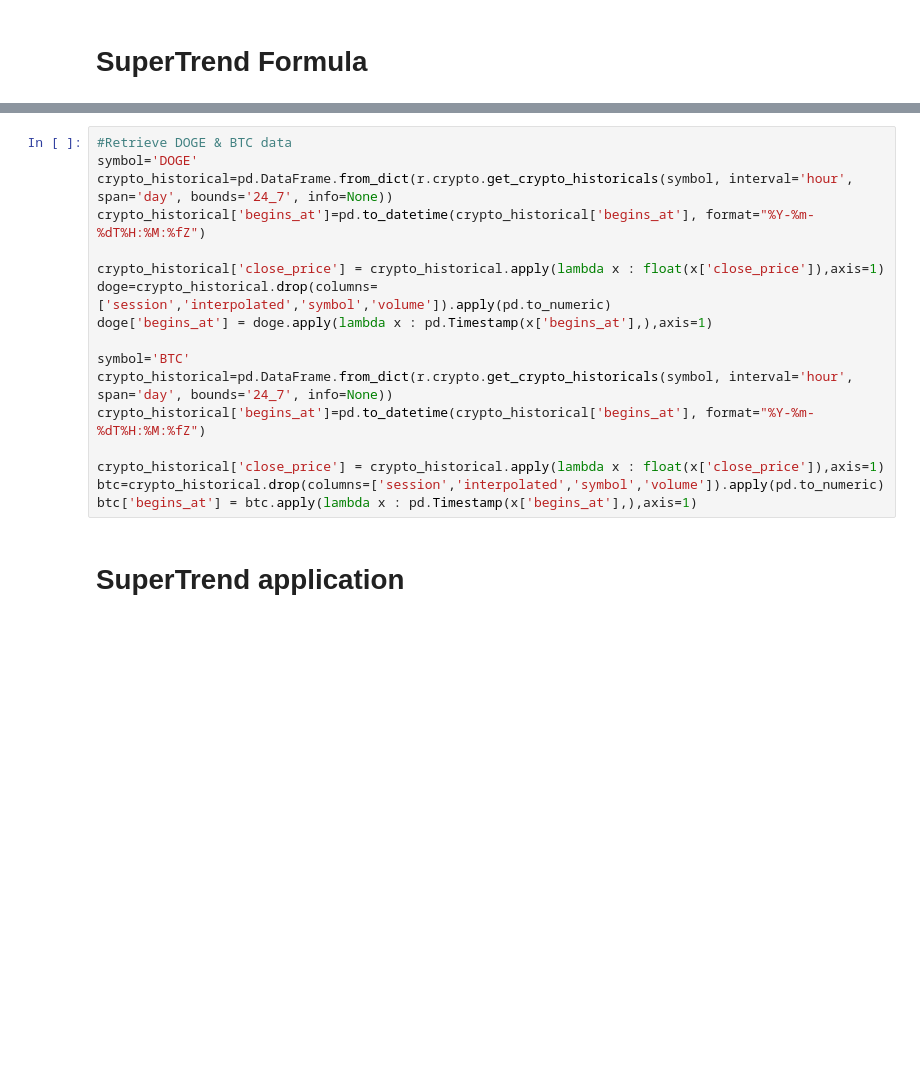
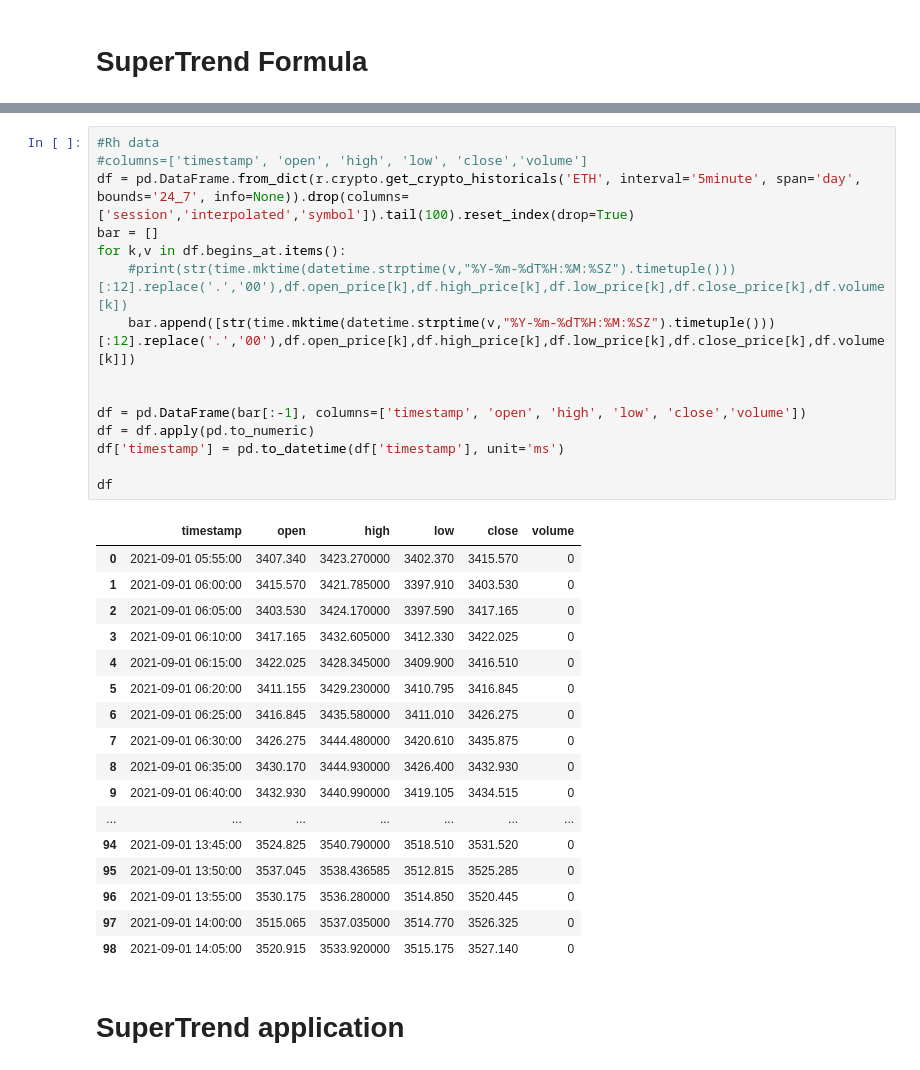
Before and after one commit to Donifide/CryptoBot, a Jupyter notebook: Jupyter/SuperTrendsPractice.ipynb, the cells around one changed output, grey strips where cells are left out. Drawn from its saved outputs; the diff is of its cells as text; blank space fills up the shorter version.

```diff
--- a/Jupyter/SuperTrendsPractice.ipynb
+++ b/Jupyter/SuperTrendsPractice.ipynb
@@ -323,19 +304,35 @@ get_crypto_quote('DOGE')
-# %%
-#Retrieve DOGE & BTC data
-symbol='DOGE'
-crypto_historical=pd.DataFrame.from_dict(r.crypto.get_crypto_historicals(symbol, interval='hour', span='day', bounds='24_7', info=None))
-crypto_historical['begins_at']=pd.to_datetime(crypto_historical['begins_at'], format="%Y-%m-%dT%H:%M:%fZ")
-
-crypto_historical['close_price'] = crypto_historical.apply(lambda x : float(x['close_price']),axis=1)
-doge=crypto_historical.drop(columns=['session','interpolated','symbol','volume']).apply(pd.to_numeric)
-doge['begins_at'] = doge.apply(lambda x : pd.Timestamp(x['begins_at'],),axis=1)
-
-symbol='BTC'
-crypto_historical=pd.DataFrame.from_dict(r.crypto.get_crypto_historicals(symbol, interval='hour', span='day', bounds='24_7', info=None))
-crypto_historical['begins_at']=pd.to_datetime(crypto_historical['begins_at'], format="%Y-%m-%dT%H:%M:%fZ")
-
-crypto_historical['close_price'] = crypto_historical.apply(lambda x : float(x['close_price']),axis=1)
-btc=crypto_historical.drop(columns=['session','interpolated','symbol','volume']).apply(pd.to_numeric)
-btc['begins_at'] = btc.apply(lambda x : pd.Timestamp(x['begins_at'],),axis=1)
+# %%
+#Rh data
+#columns=['timestamp', 'open', 'high', 'low', 'close','volume']
+df = pd.DataFrame.from_dict(r.crypto.get_crypto_historicals('ETH', interval='5minute', span='day', bounds='24_7', info=None)).drop(columns=['session','interpolated','symbol']).tail(100).reset_index(drop=True)
+bar = []
+for k,v in df.begins_at.items():
+    #print(str(time.mktime(datetime.strptime(v,"%Y-%m-%dT%H:%M:%SZ").timetuple()))[:12].replace('.','00'),df.open_price[k],df.high_price[k],df.low_price[k],df.close_price[k],df.volume[k])
+    bar.append([str(time.mktime(datetime.strptime(v,"%Y-%m-%dT%H:%M:%SZ").timetuple()))[:12].replace('.','00'),df.open_price[k],df.high_price[k],df.low_price[k],df.close_price[k],df.volume[k]])
+
+
+df = pd.DataFrame(bar[:-1], columns=['timestamp', 'open', 'high', 'low', 'close','volume'])
+df = df.apply(pd.to_numeric)
+df['timestamp'] = pd.to_datetime(df['timestamp'], unit='ms')
+
+df
+# %% [output]
+|  | timestamp | open | high | low | close | volume |
+| 0 | 2021-09-01 05:55:00 | 3407.340 | 3423.270000 | 3402.370 | 3415.570 | 0 |
+| 1 | 2021-09-01 06:00:00 | 3415.570 | 3421.785000 | 3397.910 | 3403.530 | 0 |
+| 2 | 2021-09-01 06:05:00 | 3403.530 | 3424.170000 | 3397.590 | 3417.165 | 0 |
+| 3 | 2021-09-01 06:10:00 | 3417.165 | 3432.605000 | 3412.330 | 3422.025 | 0 |
+| 4 | 2021-09-01 06:15:00 | 3422.025 | 3428.345000 | 3409.900 | 3416.510 | 0 |
+| 5 | 2021-09-01 06:20:00 | 3411.155 | 3429.230000 | 3410.795 | 3416.845 | 0 |
+| 6 | 2021-09-01 06:25:00 | 3416.845 | 3435.580000 | 3411.010 | 3426.275 | 0 |
+| 7 | 2021-09-01 06:30:00 | 3426.275 | 3444.480000 | 3420.610 | 3435.875 | 0 |
+| 8 | 2021-09-01 06:35:00 | 3430.170 | 3444.930000 | 3426.400 | 3432.930 | 0 |
+| 9 | 2021-09-01 06:40:00 | 3432.930 | 3440.990000 | 3419.105 | 3434.515 | 0 |
+| ... | ... | ... | ... | ... | ... | ... |
+| 94 | 2021-09-01 13:45:00 | 3524.825 | 3540.790000 | 3518.510 | 3531.520 | 0 |
+| 95 | 2021-09-01 13:50:00 | 3537.045 | 3538.436585 | 3512.815 | 3525.285 | 0 |
+| 96 | 2021-09-01 13:55:00 | 3530.175 | 3536.280000 | 3514.850 | 3520.445 | 0 |
+| 97 | 2021-09-01 14:00:00 | 3515.065 | 3537.035000 | 3514.770 | 3526.325 | 0 |
+| 98 | 2021-09-01 14:05:00 | 3520.915 | 3533.920000 | 3515.175 | 3527.140 | 0 |
 # %% [markdown]
 # SuperTrend application
```
Also changed, not shown: parts of 13 cells of this notebook.
